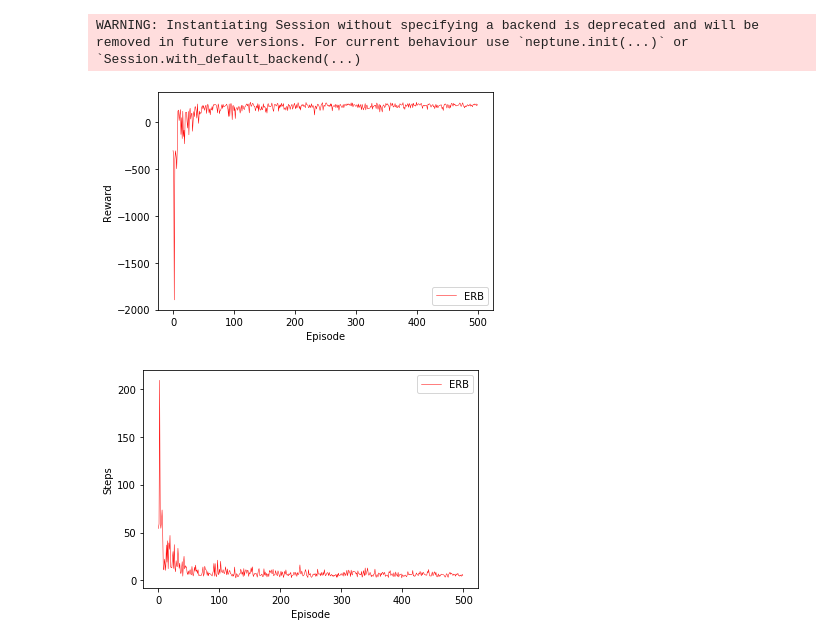
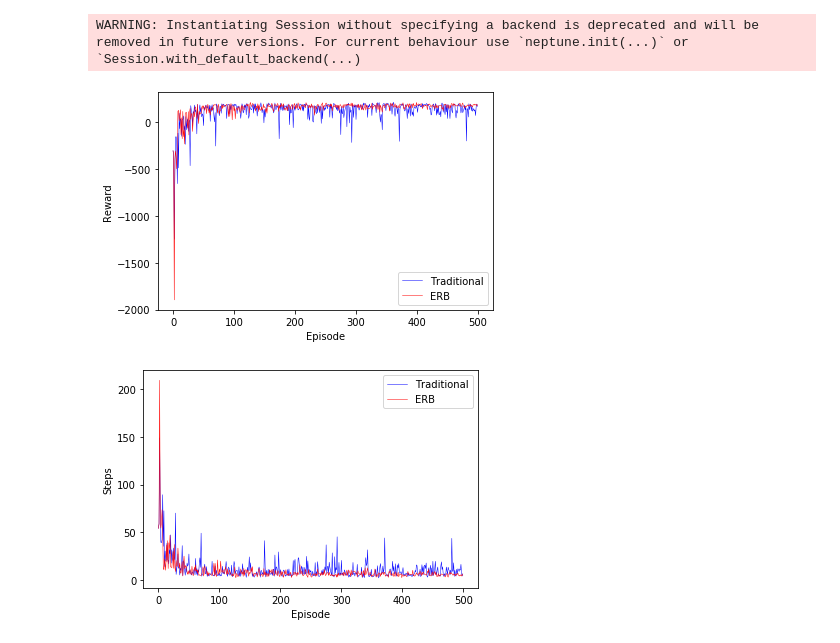
Before and after one commit to tm95/QBM_MARL, a Jupyter notebook: Single_Agent_5x3.ipynb, the cells around one changed output. Cells and saved outputs as stored; diff of their text form; code cells hidden in the pictures.

```diff
--- a/Single_Agent_5x3.ipynb
+++ b/Single_Agent_5x3.ipynb
@@ -12,6 +12,7 @@ session = Session()
 project = session.get_project('tobiasmueller/qmarl')
 
 exps_erb_1 = project.get_experiments(['QMAR-7', 'QMAR-8', 'QMAR-9', 'QMAR-10', 'QMAR-11'])
+exps_erb_0 = project.get_experiments(['QMAR-30', 'QMAR-31', 'QMAR-32', 'QMAR-33', 'QMAR-34'])
 # %% [output]
 WARNING: Instantiating Session without specifying a backend is deprecated and will be removed in future versions. For current behaviour use `neptune.init(...)` or `Session.with_default_backend(...)
 # %%
@@ -19,6 +20,8 @@ import numpy as np
 
 values_erb_1 = [exp.get_numeric_channels_values("episode_rewards")['episode_rewards']
               for exp in exps_erb_1]
+values_erb_0 = [exp.get_numeric_channels_values("episode_rewards")['episode_rewards']
+              for exp in exps_erb_0]
 # %%
 steps_erb_1 = [exp.get_numeric_channels_values("episode_steps")['episode_steps']
               for exp in exps_erb_1]
@@ -25,19 +30,22 @@ steps_erb_1 = [exp.get_numeric_channels_values("episode_steps")['episode_steps']
 # %%
 import matplotlib.pyplot as plt
 
+plt.plot(np.average(values_erb_0, axis=0), color='blue', label="Traditional", linewidth=0.5)
 plt.plot(np.average(values_erb_1, axis=0), color='red', label="ERB", linewidth=0.5)
 
 plt.xlabel("Episode")
 plt.ylabel("Reward")
 plt.legend()
 plt.show()
 # %% [output]
-[figure, old version]
+[figure, new version]
 # %%
+plt.plot(np.average(steps_erb_0, axis=0), color='blue', label="Traditional", linewidth=0.5)
 plt.plot(np.average(steps_erb_1, axis=0), color='red', label="ERB", linewidth=0.5)
+
 plt.xlabel("Episode")
 plt.ylabel("Steps")
 plt.legend()
 plt.show()
 # %% [output]
-[figure, old version]
+[figure, new version]
```
Also changed, not shown: parts of 1 cell of this notebook.
